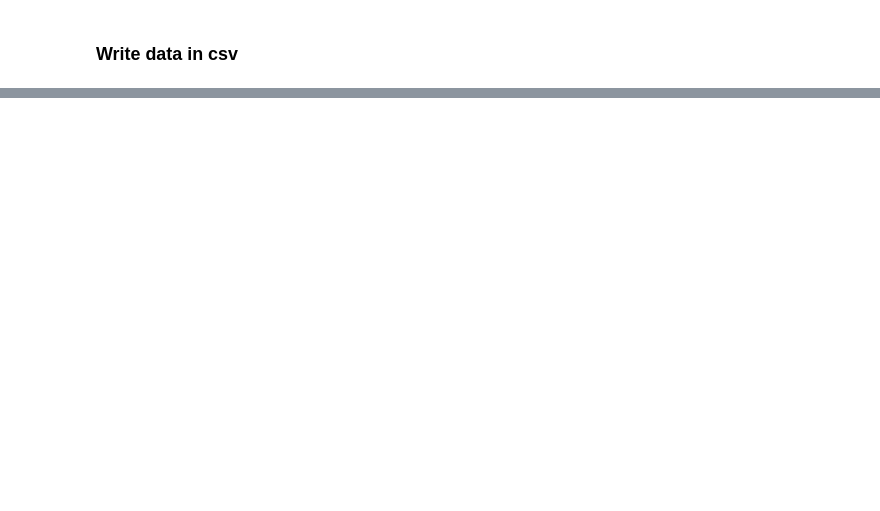
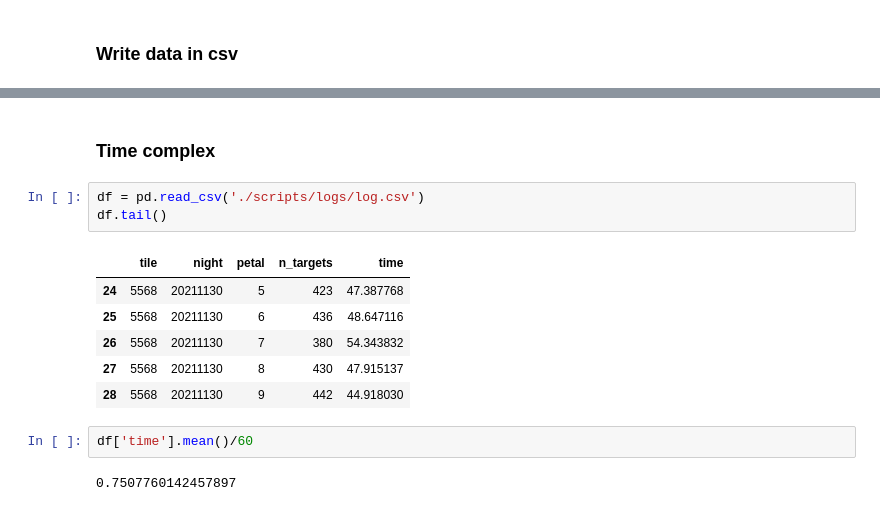
Before and after one commit to ValeriaTorresG/AssessingDesiData, a Jupyter notebook: write_data.ipynb, the cells around one changed output, grey strips where cells are left out. Drawn from its saved outputs; the diff is of its cells as text; blank space fills up the shorter version.

```diff
--- a/write_data.ipynb
+++ b/write_data.ipynb
@@ -147,0 +343,16 @@ Wave data saved in ./data/wave_data.csv
+# %% [markdown]
+### Time complex
+# %%
+df = pd.read_csv('./scripts/logs/log.csv')
+df.tail()
+# %% [output]
+|  | tile | night | petal | n_targets | time |
+| 24 | 5568 | 20211130 | 5 | 423 | 47.387768 |
+| 25 | 5568 | 20211130 | 6 | 436 | 48.647116 |
+| 26 | 5568 | 20211130 | 7 | 380 | 54.343832 |
+| 27 | 5568 | 20211130 | 8 | 430 | 47.915137 |
+| 28 | 5568 | 20211130 | 9 | 442 | 44.918030 |
+# %%
+df['time'].mean()/60
+# %% [output]
+0.7507760142457897
```
Also changed, not shown: parts of 20 cells of this notebook, 7 other files.
